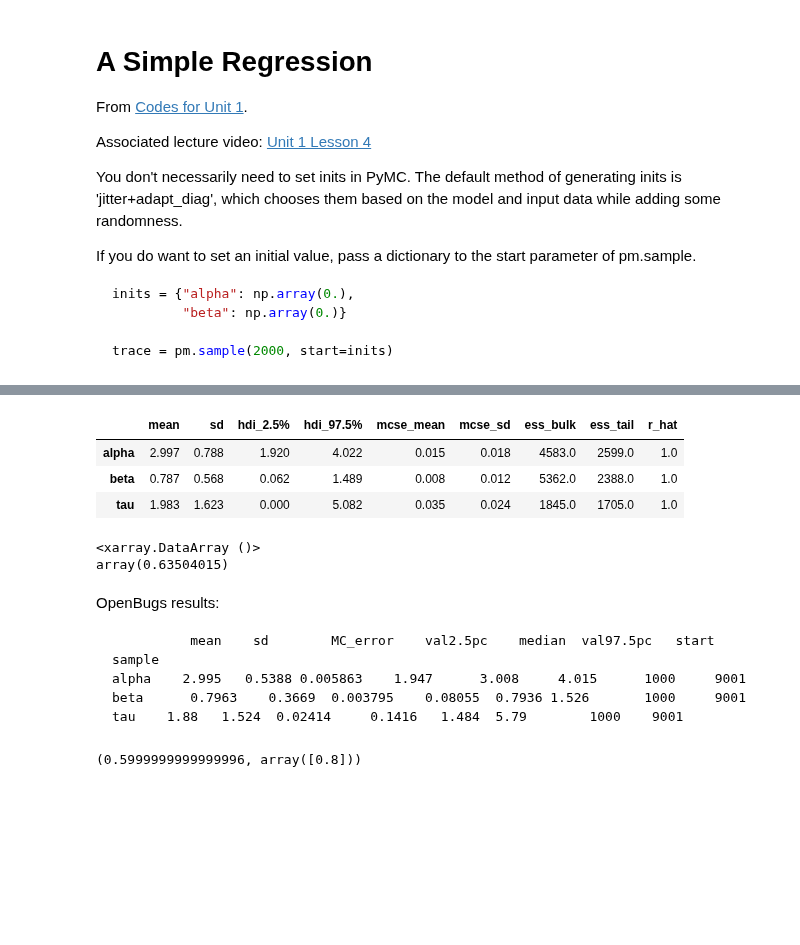
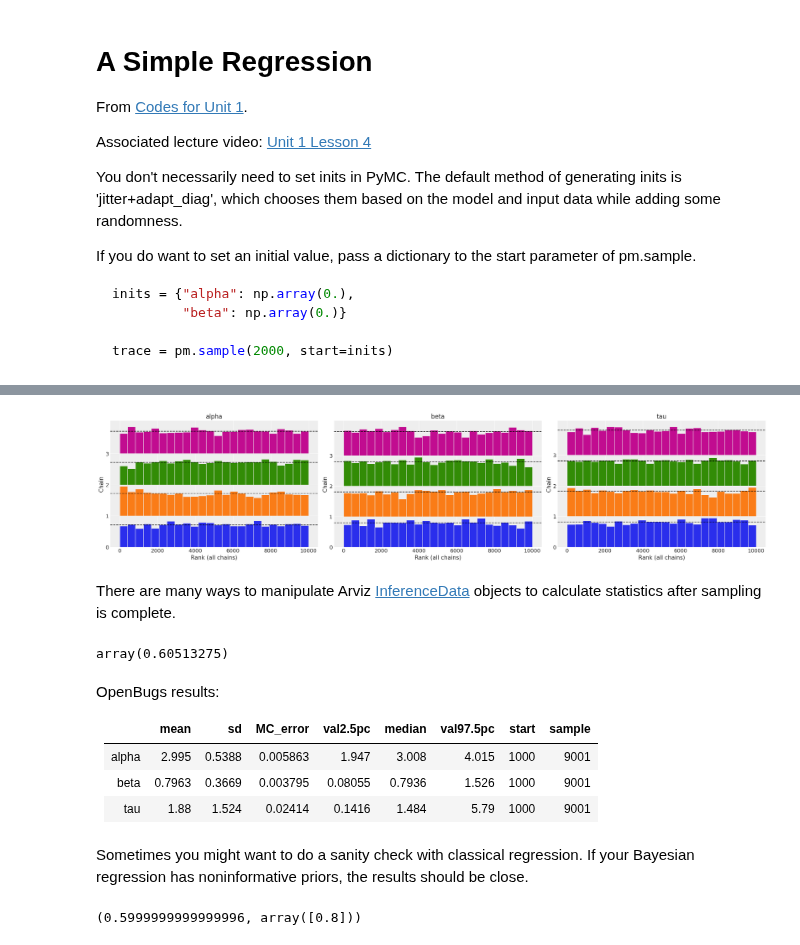
Before and after one commit to areding/6420-pymc, a Jupyter notebook: Unit1.ipynb, the cells around one changed output, grey strips where cells are left out. Cells and saved outputs as stored; diff of their text form; code cells hidden in the pictures; blank space fills up the shorter version.

```diff
--- a/Unit1.ipynb
+++ b/Unit1.ipynb
@@ -69,24 +97,24 @@ plt.show()
-# %%
-# this course (arbitrarily) asks for the 95% credible interval or set
-# so specify hdi_prob = .95
-az.summary(burned, hdi_prob=.95)
-# %% [output]
-|  | mean | sd | hdi_2.5% | hdi_97.5% | mcse_mean | mcse_sd | ess_bulk | ess_tail | r_hat |
-| alpha | 2.997 | 0.788 | 1.920 | 4.022 | 0.015 | 0.018 | 4583.0 | 2599.0 | 1.0 |
-| beta | 0.787 | 0.568 | 0.062 | 1.489 | 0.008 | 0.012 | 5362.0 | 2388.0 | 1.0 |
-| tau | 1.983 | 1.623 | 0.000 | 5.082 | 0.035 | 0.024 | 1845.0 | 1705.0 | 1.0 |
+# %%
+az.plot_rank(trace_burned)
+plt.show()
+# %% [output]
+[figure, added]
+# %% [markdown]
+There are many ways to manipulate Arviz [InferenceData](https://arviz-devs.github.io/arviz/api/generated/arviz.InferenceData.html) objects to calculate statistics after sampling is complete.
 # %%
-# intercept
 # alpha - beta * x.bar
-burned.posterior.alpha.mean() - burned.posterior.beta.mean() * x_bar
+intercept = trace_burned.posterior.alpha.mean() - trace_burned.posterior.beta.mean() * x_bar
+intercept.values
 # %% [output]
-<xarray.DataArray ()>
-array(0.63504015)
+array(0.60513275)
 # %% [markdown]
 OpenBugs results:
 
-		      mean	  sd	    MC_error	val2.5pc	median	val97.5pc	start	sample
-	alpha	 2.995	 0.5388	0.005863	1.947	   3.008	 4.015	    1000	 9001
-	beta	  0.7963	0.3669	0.003795	0.08055	 0.7936	1.526	    1000	 9001
-	tau	   1.88	  1.524	 0.02414	 0.1416	  1.484	 5.79	     1000	 9001
+|       | mean   | sd     | MC_error | val2.5pc | median | val97.5pc | start | sample |
+|-------|--------|--------|----------|----------|--------|-----------|-------|--------|
+| alpha | 2.995  | 0.5388 | 0.005863 | 1.947    | 3.008  | 4.015     | 1000  | 9001   |
+| beta  | 0.7963 | 0.3669 | 0.003795 | 0.08055  | 0.7936 | 1.526     | 1000  | 9001   |
+| tau   | 1.88   | 1.524  | 0.02414  | 0.1416   | 1.484  | 5.79      | 1000  | 9001   |
+# %% [markdown]
+Sometimes you might want to do a sanity check with classical regression. If your Bayesian regression has noninformative priors, the results should be close.
 # %%
```
Also changed, not shown: parts of 13 cells of this notebook, 40 other files.
